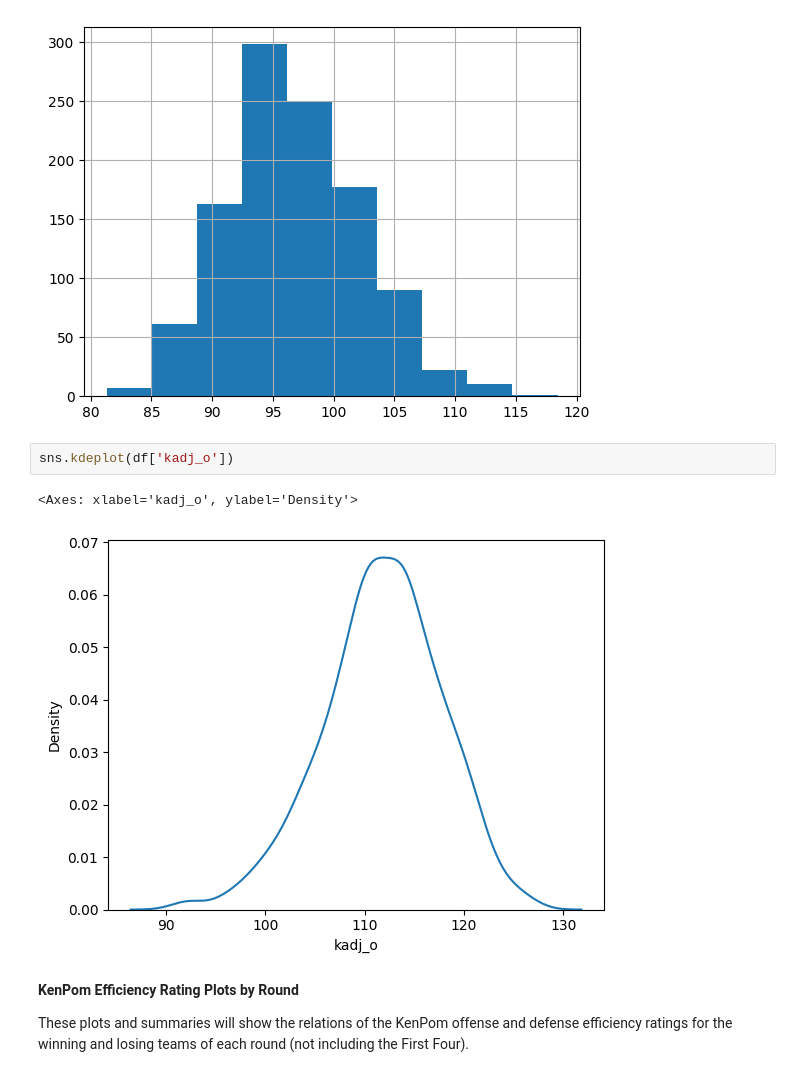
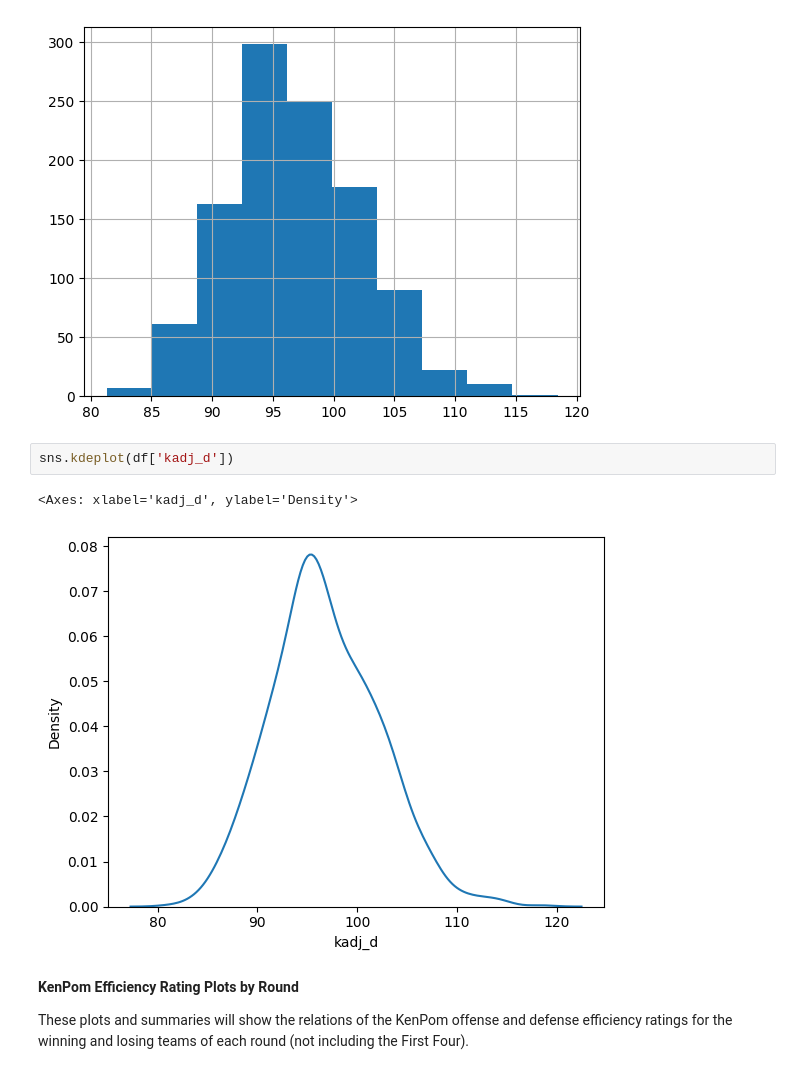
Before and after one commit to baywigg/DS3001Group, a Jupyter notebook: part_one.ipynb, the cells around one changed output. Drawn from its saved outputs; the diff is of its cells as text.

```diff
--- a/part_one.ipynb
+++ b/part_one.ipynb
@@ -138,10 +164,10 @@ df['kadj_d'].hist()
 <Axes: >
 [figure]
 # %%
-sns.kdeplot(df['kadj_o'])
+sns.kdeplot(df['kadj_d'])
 # %% [output]
-<Axes: xlabel='kadj_o', ylabel='Density'>
+<Axes: xlabel='kadj_d', ylabel='Density'>
-[figure, old version]
+[figure, new version]
 # %% [markdown]
 **KenPom Efficiency Rating Plots by Round**
 
```
Also changed, not shown: parts of 2 cells of this notebook.
